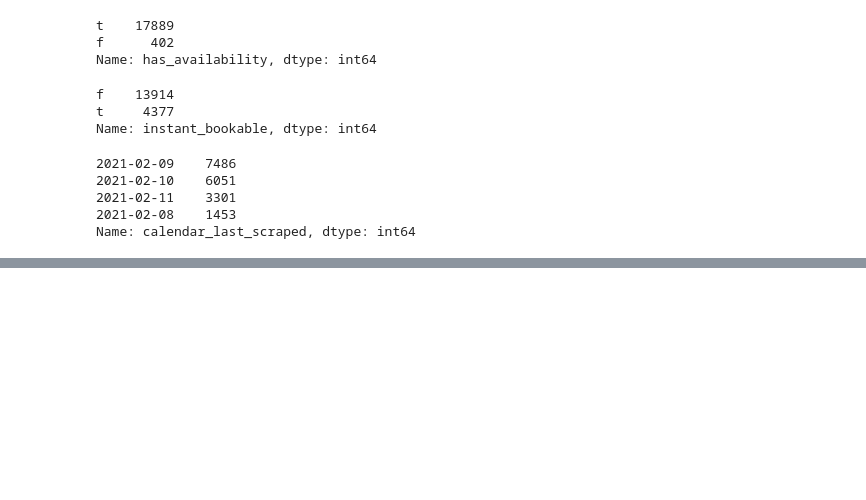
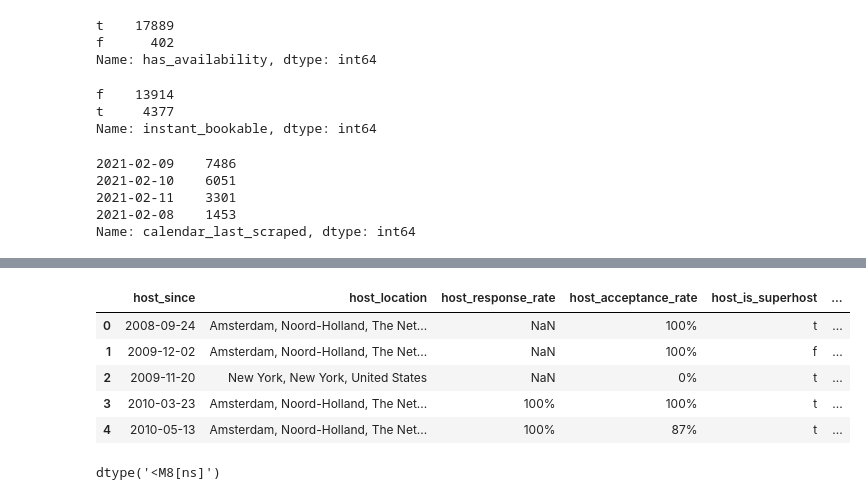
Before and after one commit to vedantbhatnagar/airbnb, a Jupyter notebook: data_analysis.ipynb, the cells around one changed output, grey strips where cells are left out. Drawn from its saved outputs; the diff is of its cells as text; code cells hidden in the pictures; blank space fills up the shorter version.

```diff
--- a/data_analysis.ipynb
+++ b/data_analysis.ipynb
@@ -149,8 +149,8 @@ Index(['listing_url', 'last_scraped', 'name', 'description',
 # %%
 drop_list_string = ['listing_url', 'last_scraped', 'name', 'picture_url', 'host_url', 'host_name', 'host_thumbnail_url', \
                     'host_picture_url']
-potential_important_string = ['host_since', 'host_location', 'response_rate', 'host_acceptance_rate', 'host_is_superhost'\
-                             'host_identity_vrified', 'some sort of location', 'neighbourhood', 'neighbourhood_cleansed'\
+potential_important_string = ['host_since', 'host_location', 'host_response_rate', 'host_acceptance_rate', 'host_is_superhost',\
+                             'host_identity_verified', 'neighbourhood', 'neighbourhood_cleansed',\
                              'property_type', 'room_type', 'bathrooms_text', 'instant_bookable', 'last_review']
 maybe_string = ['description', 'host_about', 'neighborhood_overview', 'host_location', 'host_response_time', \
                 'host_neighborhood', 'host_verifications', 'host_has_profile_pic', 'amenities', 'has_availability',\
@@ -429,0 +438,9 @@ Name: last_review, Length: 1833, dtype: int64
+# %%
+df[potential_important_string].head()
+# %% [output]
+|  | host_since | host_location | host_response_rate | host_acceptance_rate | host_is_superhost | ... |
+| 0 | 2008-09-24 | Amsterdam, Noord-Holland, The Net... | NaN | 100% | t | ... |
+| 1 | 2009-12-02 | Amsterdam, Noord-Holland, The Net... | NaN | 100% | f | ... |
+| 2 | 2009-11-20 | New York, New York, United States | NaN | 0% | t | ... |
+| 3 | 2010-03-23 | Amsterdam, Noord-Holland, The Net... | 100% | 100% | t | ... |
+| 4 | 2010-05-13 | Amsterdam, Noord-Holland, The Net... | 100% | 87% | t | ... |
@@ -429,0 +449,4 @@ Name: last_review, Length: 1833, dtype: int64
+# %%
+df['host_since'].dtypes
+# %% [output]
+dtype('<M8[ns]')
```
Also changed, not shown: parts of 16 cells of this notebook.
